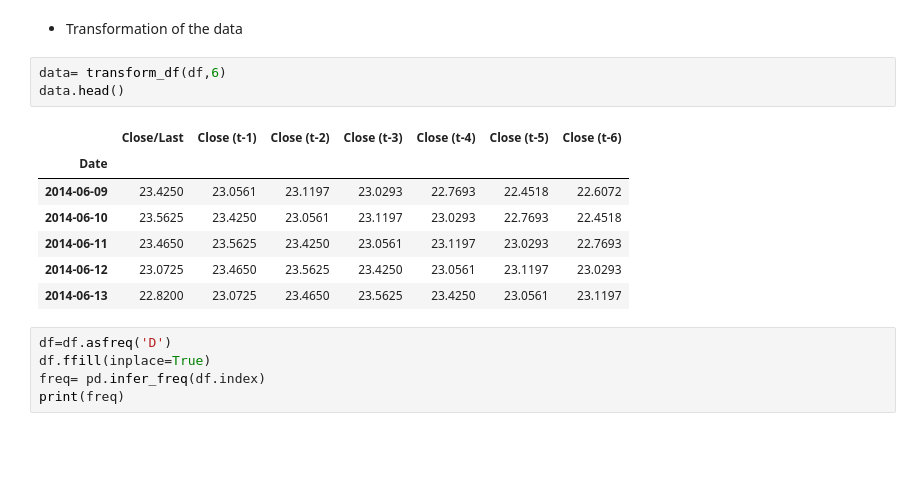
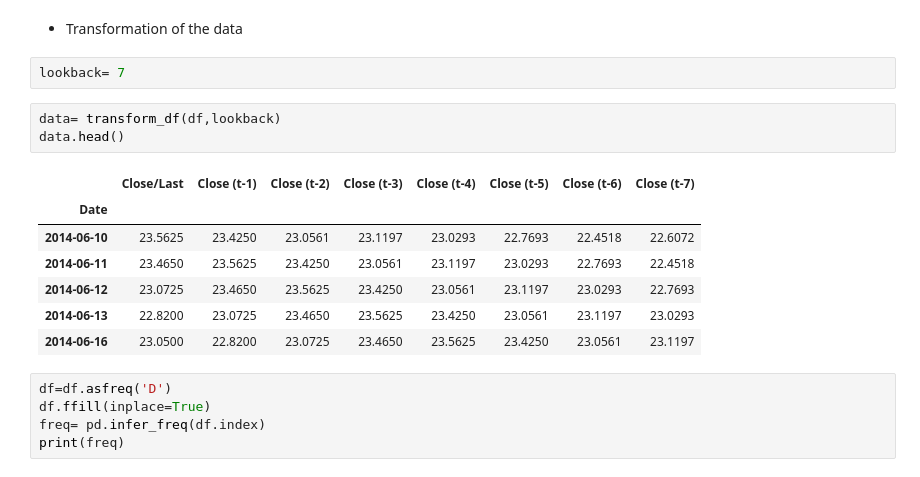
Before and after one commit to carlosgutierrezch/LSTM_Forecast, a Jupyter notebook: notebooks/LSTM_TORCH.ipynb, the cells around one changed output. Drawn from its saved outputs; the diff is of its cells as text; blank space fills up the shorter version.

```diff
--- a/notebooks/LSTM_TORCH.ipynb
+++ b/notebooks/LSTM_TORCH.ipynb
@@ -96,17 +104,19 @@ def transform_df(df,n_steps):
     return df
 # %% [markdown]
 - Transformation of the data
+# %%
+lookback= 7
 # %%
-data= transform_df(df,6)
+data= transform_df(df,lookback)
 data.head()
 # %% [output]
-|  | Close/Last | Close (t-1) | Close (t-2) | Close (t-3) | Close (t-4) | Close (t-5) | Close (t-6) |
-| Date |  |  |  |  |  |  |  |
-| 2014-06-09 | 23.4250 | 23.0561 | 23.1197 | 23.0293 | 22.7693 | 22.4518 | 22.6072 |
-| 2014-06-10 | 23.5625 | 23.4250 | 23.0561 | 23.1197 | 23.0293 | 22.7693 | 22.4518 |
-| 2014-06-11 | 23.4650 | 23.5625 | 23.4250 | 23.0561 | 23.1197 | 23.0293 | 22.7693 |
-| 2014-06-12 | 23.0725 | 23.4650 | 23.5625 | 23.4250 | 23.0561 | 23.1197 | 23.0293 |
-| 2014-06-13 | 22.8200 | 23.0725 | 23.4650 | 23.5625 | 23.4250 | 23.0561 | 23.1197 |
+|  | Close/Last | Close (t-1) | Close (t-2) | Close (t-3) | Close (t-4) | Close (t-5) | Close (t-6) | Close (t-7) |
+| Date |  |  |  |  |  |  |  |  |
+| 2014-06-10 | 23.5625 | 23.4250 | 23.0561 | 23.1197 | 23.0293 | 22.7693 | 22.4518 | 22.6072 |
+| 2014-06-11 | 23.4650 | 23.5625 | 23.4250 | 23.0561 | 23.1197 | 23.0293 | 22.7693 | 22.4518 |
+| 2014-06-12 | 23.0725 | 23.4650 | 23.5625 | 23.4250 | 23.0561 | 23.1197 | 23.0293 | 22.7693 |
+| 2014-06-13 | 22.8200 | 23.0725 | 23.4650 | 23.5625 | 23.4250 | 23.0561 | 23.1197 | 23.0293 |
+| 2014-06-16 | 23.0500 | 22.8200 | 23.0725 | 23.4650 | 23.5625 | 23.4250 | 23.0561 | 23.1197 |
 # %%
 df=df.asfreq('D')
 df.ffill(inplace=True)
```
Also changed, not shown: parts of 27 cells of this notebook.
